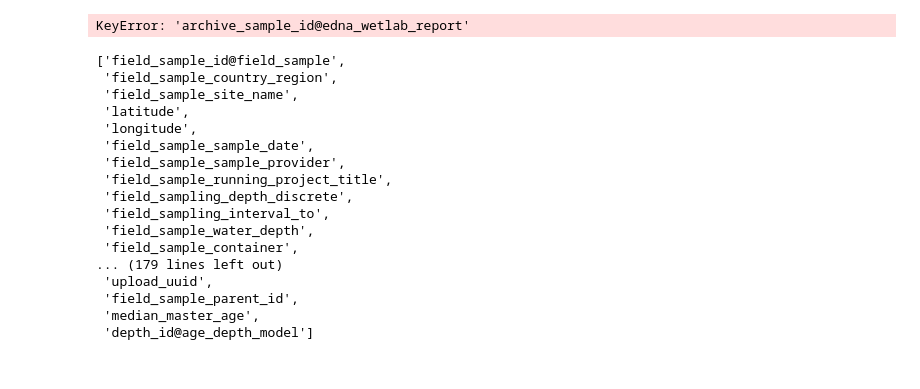
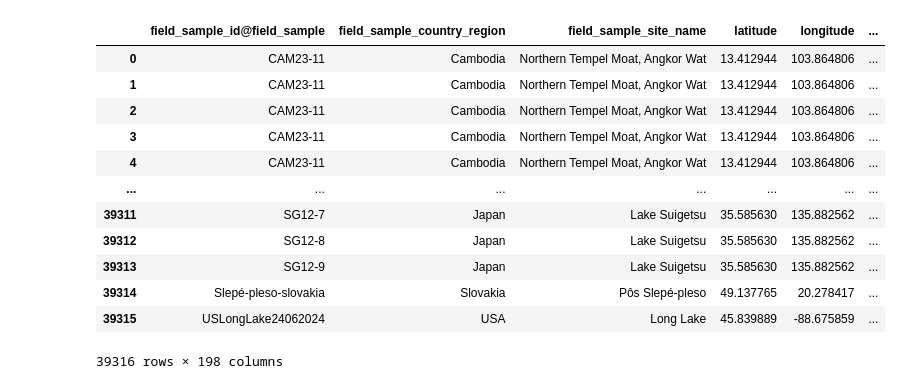
Before and after one commit to magnujo/gg-metadatabase-ui, a Jupyter notebook: playground.ipynb, the cells around one changed output. Cells and saved outputs as stored; diff of their text form; code cells hidden in the pictures.

```diff
--- a/playground.ipynb
+++ b/playground.ipynb
@@ -140,24 +0,0 @@ Name: field_sample_id@edna_archive_sample, Length: 141098, dtype: bool
-# %%
-df[df['archive_sample_id@edna_wetlab_report'].isin(l)]
-# %% [output]
-KeyError: 'archive_sample_id@edna_wetlab_report'
-# %%
-[col for col in df.columns]
-# %% [output]
-['field_sample_id@field_sample',
- 'field_sample_country_region',
- 'field_sample_site_name',
- 'latitude',
- 'longitude',
- 'field_sample_sample_date',
- 'field_sample_sample_provider',
- 'field_sample_running_project_title',
- 'field_sampling_depth_discrete',
- 'field_sampling_interval_to',
- 'field_sample_water_depth',
- 'field_sample_container',
-... (179 lines left out)
- 'upload_uuid',
- 'field_sample_parent_id',
- 'median_master_age',
- 'depth_id@age_depth_model']
@@ -163,0 +192,16 @@ KeyError: 'archive_sample_id@edna_wetlab_report'
+# %%
+res
+# %% [output]
+|  | field_sample_id@field_sample | field_sample_country_region | field_sample_site_name | latitude | longitude | ... |
+| 0 | CAM23-11 | Cambodia | Northern Tempel Moat, Angkor Wat | 13.412944 | 103.864806 | ... |
+| 1 | CAM23-11 | Cambodia | Northern Tempel Moat, Angkor Wat | 13.412944 | 103.864806 | ... |
+| 2 | CAM23-11 | Cambodia | Northern Tempel Moat, Angkor Wat | 13.412944 | 103.864806 | ... |
+| 3 | CAM23-11 | Cambodia | Northern Tempel Moat, Angkor Wat | 13.412944 | 103.864806 | ... |
+| 4 | CAM23-11 | Cambodia | Northern Tempel Moat, Angkor Wat | 13.412944 | 103.864806 | ... |
+| ... | ... | ... | ... | ... | ... | ... |
+| 39311 | SG12-7 | Japan | Lake Suigetsu | 35.585630 | 135.882562 | ... |
+| 39312 | SG12-8 | Japan | Lake Suigetsu | 35.585630 | 135.882562 | ... |
+| 39313 | SG12-9 | Japan | Lake Suigetsu | 35.585630 | 135.882562 | ... |
+| 39314 | Slepé-pleso-slovakia | Slovakia | Pôs Slepé-pleso | 49.137765 | 20.278417 | ... |
+| 39315 | USLongLake24062024 | USA | Long Lake | 45.839889 | -88.675859 | ... |
+39316 rows × 198 columns
```
Also changed, not shown: parts of 5 cells of this notebook, 3 other files.
